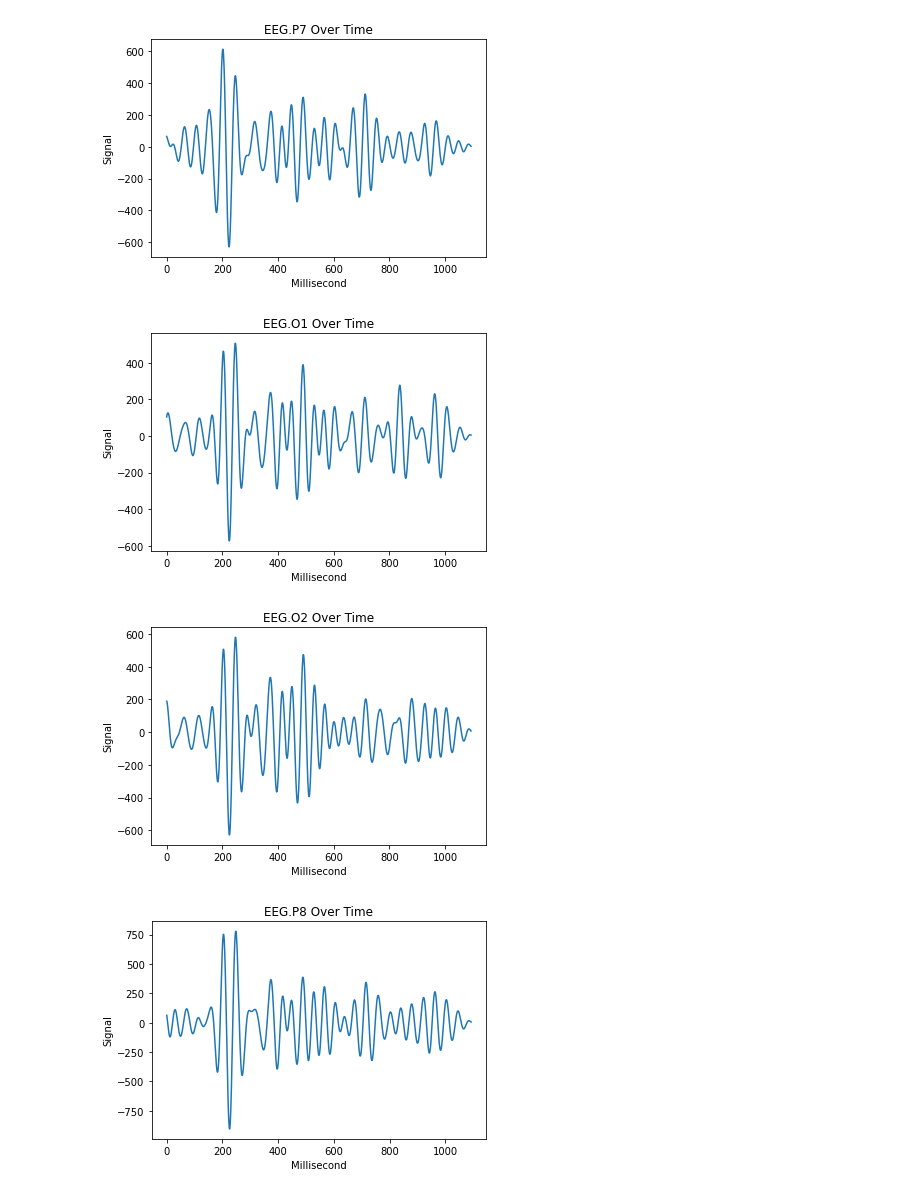
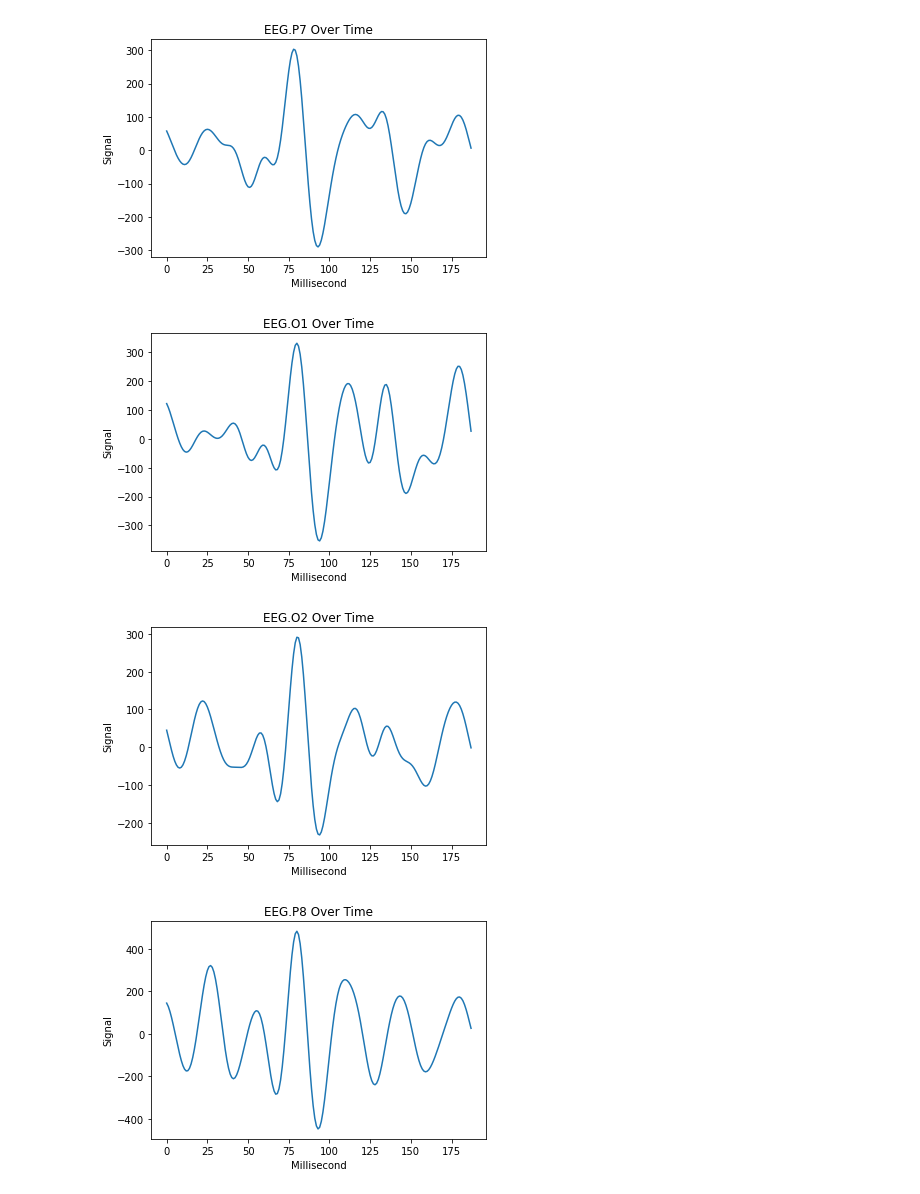
Before and after one commit to PeZeqo/capstone_pokemon_bci, a Jupyter notebook: Filtering_Data.ipynb, the cells around one changed output. Drawn from its saved outputs; the diff is of its cells as text; code cells hidden in the pictures.

Commit message:
some recording and fixes

```diff
--- a/Filtering_Data.ipynb
+++ b/Filtering_Data.ipynb
@@ -7,7 +7,12 @@ from matplotlib import pyplot as plt
 # record_export_folder = os.path.join(record_export_folder, 'recordings')
 record_export_folder = 'recordings'
 # file_path = os.path.join(record_export_folder, 'checkerboard.csv')
-file_path = os.path.join(record_export_folder, 'neutral_w_blink.csv')
+# file_path = os.path.join(record_export_folder, 'sultan_neutral_eye_closed.csv')
+# file_path = os.path.join(record_export_folder, 'sultan_neutral_eye_open.csv')
+# file_path = os.path.join(record_export_folder, 'sultan_vep_10seconds.csv')
+# file_path = os.path.join(record_export_folder, 'sultan_neutral_eye_closed_3seconds.csv')
+file_path = os.path.join(record_export_folder, 'sultan_vep_3seconds.csv')
+# file_path = os.path.join(record_export_folder, 'sultan_vep_3seconds_2.csv')
 # %%
 df = pd.read_csv(file_path, skiprows=0, header=1)
 # %%
@@ -60,7 +65,7 @@ from scipy import signal
 def plot_col_in_df_filtered(df, col):
     fs = 512.0
     lowcut = 8.0
-    highcut = 15.0
+    highcut = 25.0
 
     plt.title("{} Over Time".format(col))
     plt.xlabel("Millisecond")
@@ -71,34 +76,34 @@ def plot_col_in_df_filtered(df, col):
 #     filtered = new_filter(vals)
     plt.plot(filtered[200:])
     plt.show()
 
 def butter_bandpass(lowcut, highcut, fs, order=3):
     nyq = 0.5 * fs
     low = lowcut / nyq
     high = highcut / nyq
     b, a = butter(order, [low, high], btype='band')
     return b, a
 
 
 def butter_bandpass_filter(data, lowcut, highcut, fs, order=3):
     b, a = butter_bandpass(lowcut, highcut, fs, order=order)
     data = data * 50    # amplify data
 #     y = lfilter(b, a, data)
     y = filtfilt(b, a, data)
     return y
 
 def new_filter(data):
     filter = signal.firwin(400, [0.01, 0.06], pass_zero=False)
     return signal.convolve(data, filter, mode='same')
 
 # Sample rate and desired cutoff frequencies (in Hz).
 
 # Plot the frequency response for a few different orders.
 for col in trimmed_df.columns:
     if 'Timestamp' != col and 'EEG.Counter' != col:
         plot_col_in_df_filtered(trimmed_df, col)
 # %% [output]
-[figure, old version]
+[figure, new version]
-[figure, old version]
+[figure, new version]
-[figure, old version]
+[figure, new version]
-[figure, old version]
+[figure, new version]
```
Also changed, not shown: parts of 2 cells of this notebook, 11 other files.
